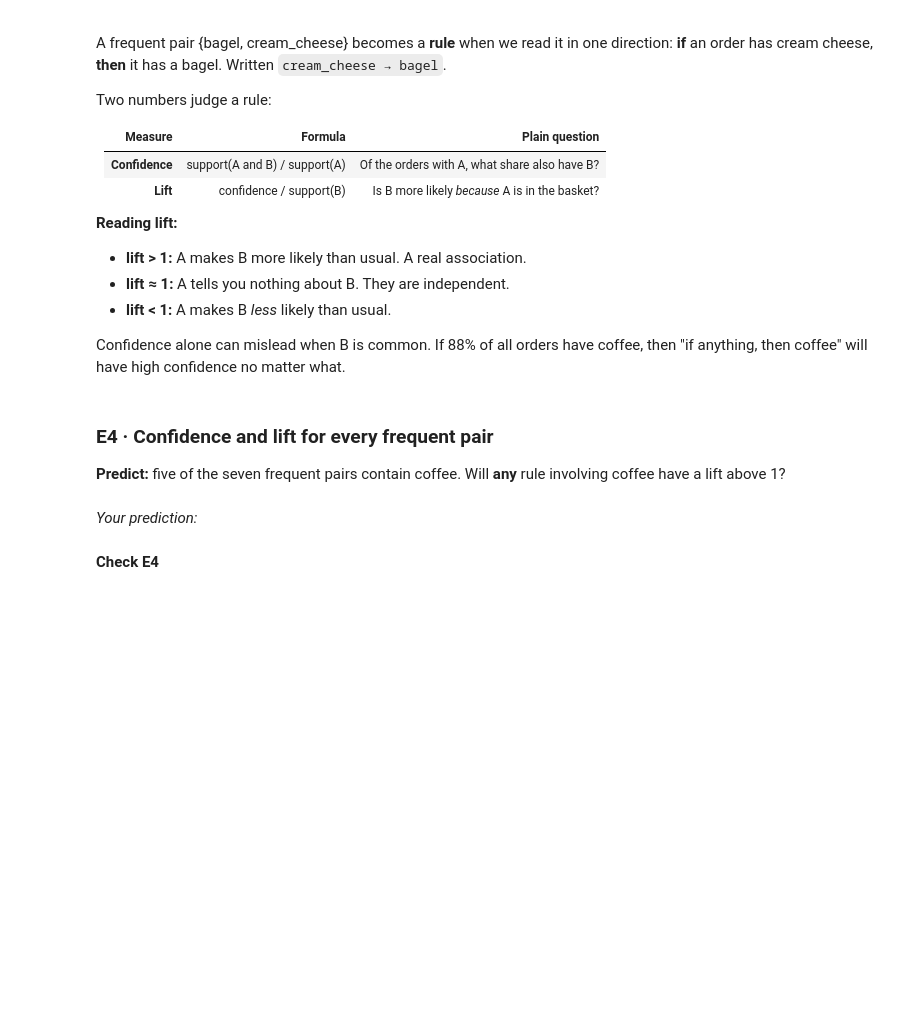
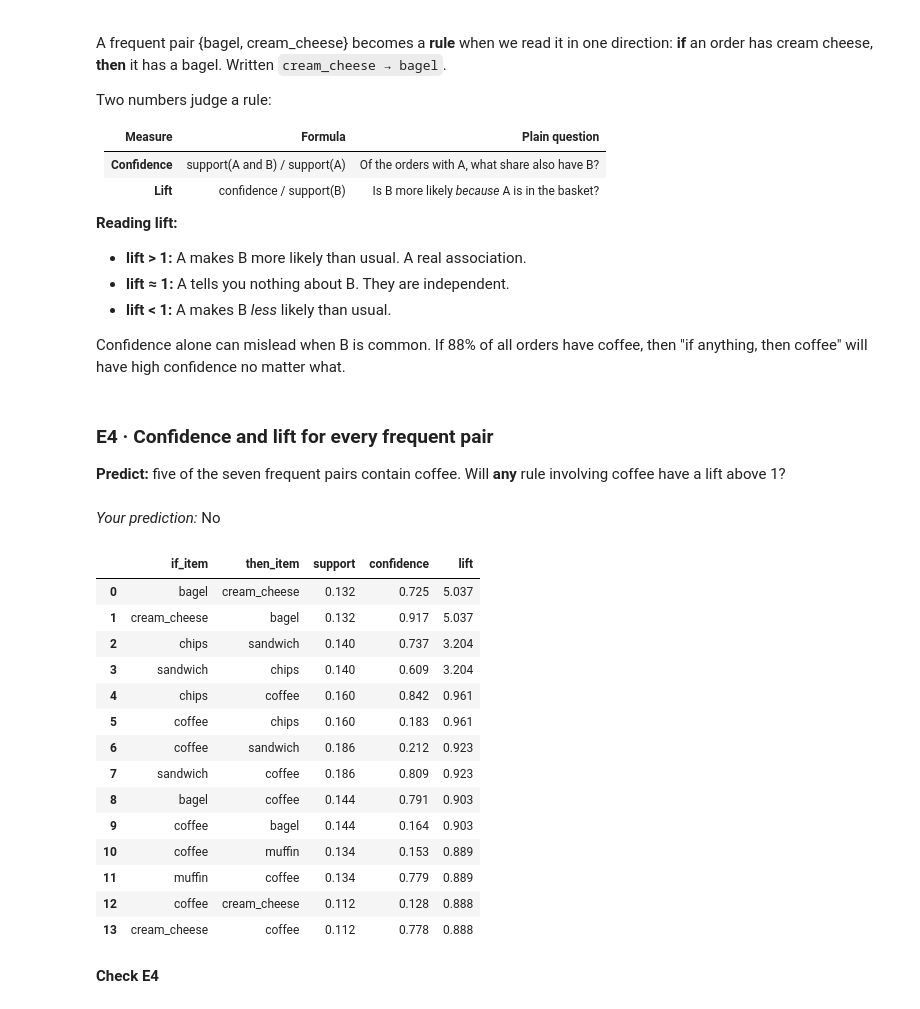
Before and after one commit to desrochesl/Data_Mining, a Jupyter notebook: FIM/FIM_Luna_DesRoches.ipynb, the cells around one changed output. Drawn from its saved outputs; the diff is of its cells as text; code cells hidden in the pictures; blank space fills up the shorter version.

```diff
--- a/FIM/FIM_Luna_DesRoches.ipynb
+++ b/FIM/FIM_Luna_DesRoches.ipynb
@@ -119,12 +120,16 @@ item_support = None
 
 # 1. basket: one row per order, one column per item, True where the order has the item.
 #    Hint: pd.crosstab(orders["order_id"], orders["item"]) > 0
+basket = pd.crosstab(orders["order_id"], orders["item"]) > 0
 
 # 2. items_per_order: how many items each order contains.
 #    Hint: basket.sum(axis=1)   (True counts as 1)
 #    Print its average.
+items_per_order = basket.sum(axis=1)
 
 # 3. item_support: the share of orders that contain each item, highest first.
 #    Hint: basket.mean() gives the share of True in each column; then .sort_values(ascending=False)
-
+item_support = basket.mean().sort_values(ascending=False)
 # 4. Print the shape of basket and display item_support.
+print(basket.shape)
+display(item_support)
@@ -223,13 +260,30 @@ MIN_SUPPORT = 0.10
 
 # 1. frequent_items: a sorted list of the items whose support is at least MIN_SUPPORT.
 #    Hint: item_support[item_support >= MIN_SUPPORT].index, then sorted(...)
+frequent_items = sorted(item_support[item_support >= MIN_SUPPORT].index)
 
 # 2. candidate_pairs: every pair of frequent items, as a list of tuples.
 #    Hint: list(combinations(frequent_items, 2))
+candidate_pairs = list(combinations(frequent_items, 2))
 
 # 3. frequent_pairs: a DataFrame with one row per candidate pair whose support is at least
 #    MIN_SUPPORT, and the columns item_a, item_b, support, sorted by support (highest first).
 #    Hint: loop over candidate_pairs, call support([a, b]), keep the ones that pass.
+frequent_pairs = (
+    pd.DataFrame(
+        [
+            {"item_a": a, "item_b": b, "support": support([a, b])}
+            for a, b in candidate_pairs
+            if support([a, b]) >= MIN_SUPPORT
+        ]
+    )
+    .sort_values("support", ascending=False)
+    .reset_index(drop=True)
+)
 
 # 4. Print how many pairs exist in total (all 10 items), how many candidates you checked,
 #    and how many are frequent. Display frequent_pairs.
+print(f"Total pairs (all items): {len(list(combinations(item_support.index, 2)))}")
+print(f"Candidate pairs checked: {len(candidate_pairs)}")
+print(f"Frequent pairs: {len(frequent_pairs)}")
+display(frequent_pairs)
@@ -296,23 +369,60 @@ Confidence alone can mislead when B is common. If 88% of all orders have coffee,
 **Predict:** five of the seven frequent pairs contain coffee. Will **any** rule involving coffee have a lift above 1?
 # %% [markdown]
 *Your prediction:*
+No
 # %%
 rules = None
 
 # Write your code below. Your code must create the variable set to None above.
 
 # 1. For every row of frequent_pairs, make TWO rules: item_a -> item_b and item_b -> item_a.
 #    For each rule compute:
 #       support    = support([if_item, then_item])
 #       confidence = support / support([if_item])
 #       lift       = confidence / support([then_item])
 #    Hint: loop over zip(frequent_pairs["item_a"], frequent_pairs["item_b"]),
 #    then over [(a, b), (b, a)].
 
 # 2. rules: a DataFrame with the columns if_item, then_item, support, confidence, lift,
 #    sorted by lift (highest first). Round the numbers to 3 decimals.
 
 # 3. Display rules.
+
+rules = (
+    pd.DataFrame(
+        [
+            {
+                "if_item": a,
+                "then_item": b,
+                "support": round(sup, 3),
+                "confidence": round(sup / support([a]), 3),
+                "lift": round((sup / support([a])) / support([b]), 3),
+            }
+            for x, y in zip(frequent_pairs["item_a"], frequent_pairs["item_b"])
+            for a, b in [(x, y), (y, x)]
+            for sup in [support([a, b])]
+        ]
+    )
+    .sort_values("lift", ascending=False)
+    .reset_index(drop=True)
+)
+display(rules)
+# %% [output]
+|  | if_item | then_item | support | confidence | lift |
+| 0 | bagel | cream_cheese | 0.132 | 0.725 | 5.037 |
+| 1 | cream_cheese | bagel | 0.132 | 0.917 | 5.037 |
+| 2 | chips | sandwich | 0.140 | 0.737 | 3.204 |
+| 3 | sandwich | chips | 0.140 | 0.609 | 3.204 |
+| 4 | chips | coffee | 0.160 | 0.842 | 0.961 |
+| 5 | coffee | chips | 0.160 | 0.183 | 0.961 |
+| 6 | coffee | sandwich | 0.186 | 0.212 | 0.923 |
+| 7 | sandwich | coffee | 0.186 | 0.809 | 0.923 |
+| 8 | bagel | coffee | 0.144 | 0.791 | 0.903 |
+| 9 | coffee | bagel | 0.144 | 0.164 | 0.903 |
+| 10 | coffee | muffin | 0.134 | 0.153 | 0.889 |
+| 11 | muffin | coffee | 0.134 | 0.779 | 0.889 |
+| 12 | coffee | cream_cheese | 0.112 | 0.128 | 0.888 |
+| 13 | cream_cheese | coffee | 0.112 | 0.778 | 0.888 |
 # %% [markdown]
 **Check E4**
 # %%
```
Also changed, not shown: parts of 18 cells of this notebook.
